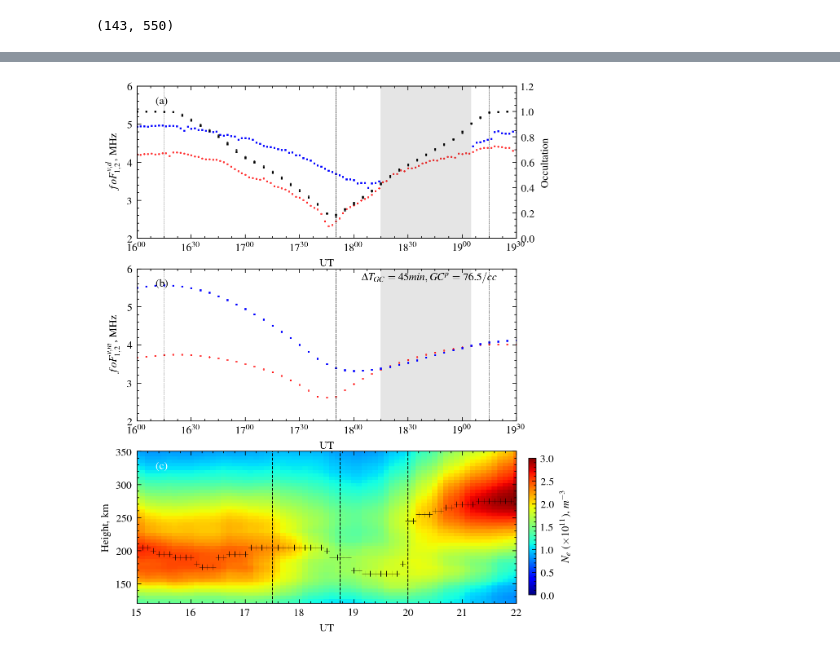
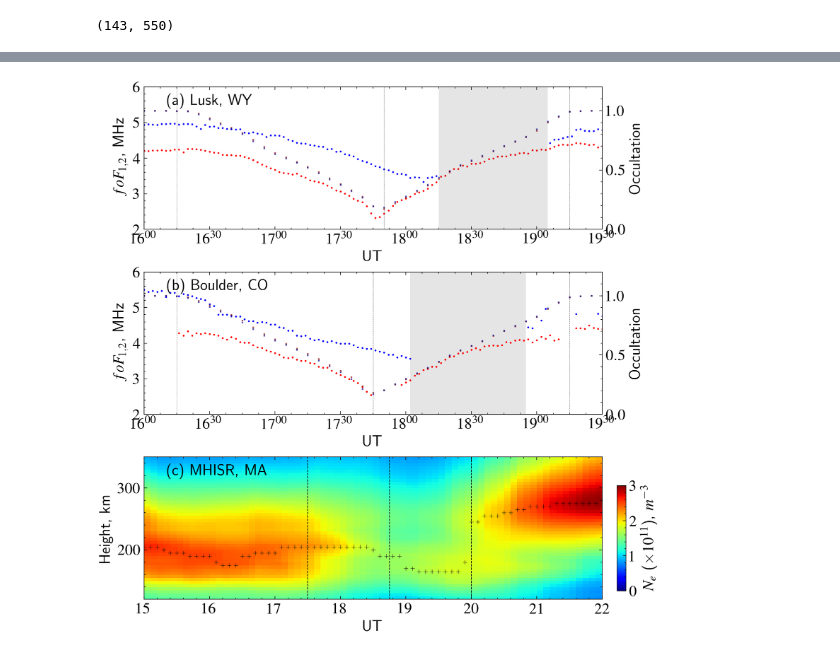
Before and after one commit to shibaji7/SolarEclipse, a Jupyter notebook: Solar Eclipse | WACCM-X | GRL | DS.ipynb, the cells around one changed output, grey strips where cells are left out. Saved outputs shown, nothing was run; the diff lists cells and outputs as text; code cells hidden in the pictures.

```diff
--- a/Solar Eclipse | WACCM-X | GRL | DS.ipynb
+++ b/Solar Eclipse | WACCM-X | GRL | DS.ipynb
@@ -7,3 +7,10 @@ import datetime as dt
 import sys
 sys.path.append("py/")
 from fetch import *
+
+import matplotlib.pyplot as plt
+plt.rcParams["font.family"] = "sans-serif"
+plt.rcParams["font.sans-serif"] = ["Tahoma", "DejaVu Sans",
+                                   "Lucida Grande", "Verdana"]
+import matplotlib as mpl
+mpl.rcParams.update({"xtick.labelsize": 15, "ytick.labelsize":15, "font.size":15})
@@ -10,3 +23,7 @@ from fetch import *
+# %%
+from netCDF4 import Dataset
+co_ds_240 = Dataset("database/EOFs/39.992lat_-105.455lon_20170821160000_20170821193000-240.nc")
+co_ds_150 = Dataset("database/EOFs/39.992lat_-105.455lon_20170821160000_20170821193000-150.nc")
 # %%
 digi = FetchDigisonde("dataset/Mabie/lusk.sav")
 of150x = FetchOccult([dt.datetime(2017,8,21,16), 42], 150)
@@ -19,3 +36,6 @@ digi.data.head()
 | 2 | 4.0 | NaN | 4.221383 | 4.954792 | 4.946263 | 5.667667 | NaN | 5.806109 | 5.590050 | 6.405667 | 2017-08-21 16:04:00 |
 | 3 | 6.0 | NaN | 4.221383 | 4.895394 | 4.937748 | 5.677445 | 4.963337 | 5.836213 | 5.475617 | 6.350677 | 2017-08-21 16:06:00 |
 | 4 | 8.0 | NaN | 4.228658 | 4.937748 | 4.963337 | 5.667667 | 5.226662 | 5.756280 | 5.494525 | 6.209912 | 2017-08-21 16:08:00 |
+# %%
+digi_co = FetchDigisonde("dataset/Mabie/boulder.sav")
+digi_co.data.head()
@@ -296,23 +324,24 @@ _ = ax.axvspan(dt.datetime(2017,8,21,18,15), dt.datetime(2017,8,21,19,5), alpha=
 # %%
-fig = plt.figure(dpi=240, figsize=(5,7))
+fig = plt.figure(dpi=240, figsize=(8,9))
 ax = fig.add_subplot(311)
-ax.set_ylabel(r"$foF_{1,2}^{v,d}$, MHz")
+ax.set_ylabel(r"$foF_{1,2}$, MHz")
 ax.set_xlabel("UT")
 ax.set_ylim(2,6)
-ax.xaxis.set_major_formatter(mdates.DateFormatter(r"%H^{%M}"))
+ax.xaxis.set_major_formatter(mdates.DateFormatter(r"$%H^{%M}$"))
 ax.set_xlim([dt.datetime(2017,8,21,16), dt.datetime(2017,8,21,19, 30)])
-ax.plot(digi.data.time, digi.data.fof1, "ro", ms=0.4, ls="None")
-ax.plot(digi.data.time, digi.data.fof2, "bs", ms=0.4, ls="None")
+ax.plot(digi.data.time, digi.data.fof1, "ro", ms=0.8, ls="None")
+ax.plot(digi.data.time, digi.data.fof2, "bo", ms=0.8, ls="None")
 ax = ax.twinx()
+ax.xaxis.set_major_formatter(mdates.DateFormatter(r"$%H^{%M}$"))
 ax.set_ylim(0, 1.2)
 ax.set_ylabel("Occultation")
-ax.plot(of150x.data.time, of150x.data.of, "ko", ms=0.4, ls="None")
-ax.plot(of240x.data.time, of240x.data.of, "ks", ms=0.4, ls="None")
+ax.plot(of150x.data.time, of150x.data.of, color="darkred", marker="s", ms=0.8, ls="None", alpha=0.6)
+ax.plot(of240x.data.time, of240x.data.of, color="darkblue", marker="s", ms=0.8, ls="None", alpha=0.6)
 ax.axvline(dt.datetime(2017,8,21,16,15), ls="--", lw=0.2, color="k")
 ax.axvline(dt.datetime(2017,8,21,17,50), ls="--", lw=0.2, color="k")
 ax.axvline(dt.datetime(2017,8,21,19,15), ls="--", lw=0.2, color="k")
 ax.axvspan(dt.datetime(2017,8,21,18,15), dt.datetime(2017,8,21,19,5), alpha=0.1)
-ax.text(0.05, 0.9, "(a)", ha="left", va="center", transform=ax.transAxes)
+ax.text(0.05, 0.9, "(a) Lusk, WY", ha="left", va="center", transform=ax.transAxes)
 
 bounds = list(np.arange(0.5, 3.01, .5))
 cmap = plt.cm.jet
@@ -329,42 +358,55 @@ for t in odf.UT.unique():
 ax = fig.add_subplot(313)
 ax.set_ylabel("Height, km")
 ax.set_xlabel("UT")
 X, Y, Z = get_gridded_parameters(odf, "UT", "alt", "el")
 im = ax.pcolor(X, Y, Z.T/1e11, cmap=cmap, vmax=3, vmin=0)
 ax.set_ylim(120, 350)
 ax.set_xlim(15, 22)
 ax.plot(Tx, hmax, color="k", marker="+", ms=4, markeredgewidth=0.3, ls="None")
-ax.text(0.05, 0.9, "(c)", ha="left", va="center", transform=ax.transAxes, fontdict={"color":"k"})
+ax.text(0.05, 0.9, "(c) MHISR, MA", ha="left", va="center", transform=ax.transAxes, fontdict={"color":"k"})
 ax.axvline(17.50, ls="--", lw=0.6, color="k")
 ax.axvline(18.75, ls="--", lw=0.6, color="k")
 ax.axvline(20.00, ls="--", lw=0.6, color="k")
 
 
 pos = ax.get_position()
 cpos = [pos.x1 + 0.025, pos.y0 + 0.0125,
-        0.015, pos.height * 0.9]                # this list defines (left, bottom, width, height
+        0.015, pos.height * 0.7]                # this list defines (left, bottom, width, height
 cax = fig.add_axes(cpos)
 cb2 = fig.colorbar(im, cax,
                    spacing="uniform",
                    orientation="vertical",
                    cmap=cmap)
 cb2.set_label(r"$N_e$ ($\times 10^{11}$), $m^{-3}$")
 
 
 ax = fig.add_subplot(312)
-ax.set_ylabel(r"$foF_{1,2}^{v,m}$, MHz")
+ax.set_ylabel(r"$foF_{1,2}$, MHz")
 ax.set_xlabel("UT")
 ax.set_ylim(2,6)
-ax.xaxis.set_major_formatter(mdates.DateFormatter(r"%H^{%M}"))
-ax.plot(ttime, f_150/1e6, "ro", ms=0.4, ls="None")
-ax.plot(ttime, f_240/1e6, "bs", ms=0.4, ls="None")
+ax.xaxis.set_major_formatter(mdates.DateFormatter(r"$%H^{%M}$"))
+#ax.plot(ttime, f_150/1e6, "ro", ms=0.4, ls="None")
+#ax.plot(ttime, f_240/1e6, "bs", ms=0.4, ls="None")
+#co_ds.variables["alt_km"]
+ax.plot(digi_co.data.time, digi_co.data.fof1, "ro", ms=0.8, ls="None")
+ax.plot(digi_co.data.time, digi_co.data.fof2, "bo", ms=0.8, ls="None")
 ax.axvline(dt.datetime(2017,8,21,16,15), ls="--", lw=0.2, color="k")
-ax.axvline(dt.datetime(2017,8,21,17,50), ls="--", lw=0.2, color="k")
+ax.axvline(dt.datetime(2017,8,21,17,45), ls="--", lw=0.2, color="k")
 ax.axvline(dt.datetime(2017,8,21,19,15), ls="--", lw=0.2, color="k")
 ax.set_xlim([dt.datetime(2017,8,21,16), dt.datetime(2017,8,21,19, 30)])
-ax.text(0.05, 0.9, "(b)", ha="left", va="center", transform=ax.transAxes)
-ax.text(0.95, 0.98, r"$\Delta T_{GC}=%d min, GC^p=%.1f /cc$"%(f_dif_dur,f_dif_max),
-        transform=ax.transAxes, ha="right", va="top", fontdict={"size":8})
-_ = ax.axvspan(dt.datetime(2017,8,21,18,15), dt.datetime(2017,8,21,19,5), alpha=0.1)
+ax.text(0.05, 0.9, "(b) Boulder, CO", ha="left", va="center", transform=ax.transAxes)
+_ = ax.axvspan(dt.datetime(2017,8,21,18,2), dt.datetime(2017,8,21,18,55), alpha=0.1)
+ax = ax.twinx()
+ax.xaxis.set_major_formatter(mdates.DateFormatter(r"$%H^{%M}$"))
+ax.set_ylim(0, 1.2)
+ax.set_ylabel("Occultation")
+ax.plot([dt.datetime(2017,8,21,16) + dt.timedelta(minutes=int(i))
+         for i in co_ds_150.variables["time"][:].tolist()[::5]], co_ds_150.variables["171"][:].tolist()[::5],
+        color="darkred", marker="s", ms=0.8, ls="None", alpha=0.6)
+ax.plot([dt.datetime(2017,8,21,16) + dt.timedelta(minutes=int(i))
+         for i in co_ds_240.variables["time"][:].tolist()[::5]], co_ds_240.variables["171"][:].tolist()[::5],
+        color="darkblue", marker="s", ms=0.8, ls="None", alpha=0.6)
+
+fig.subplots_adjust(wspace=0.3,hspace=0.3)
 # %% [output]
-[figure, old version]
+[figure, new version]
```
Also changed, not shown: parts of 6 cells of this notebook, 12 other files.
